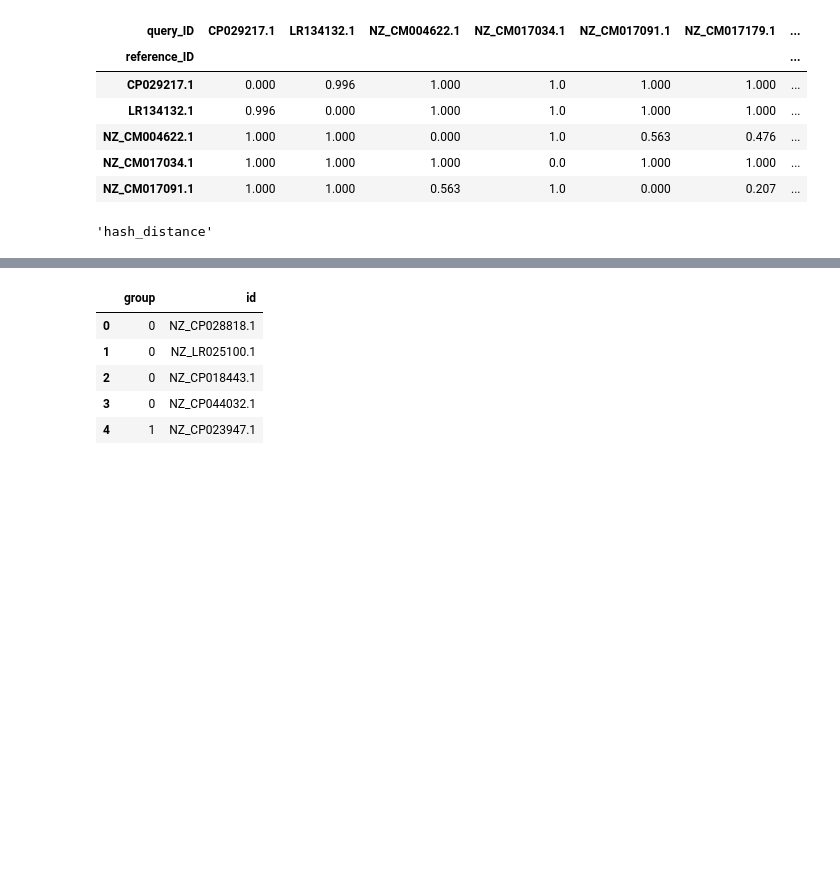
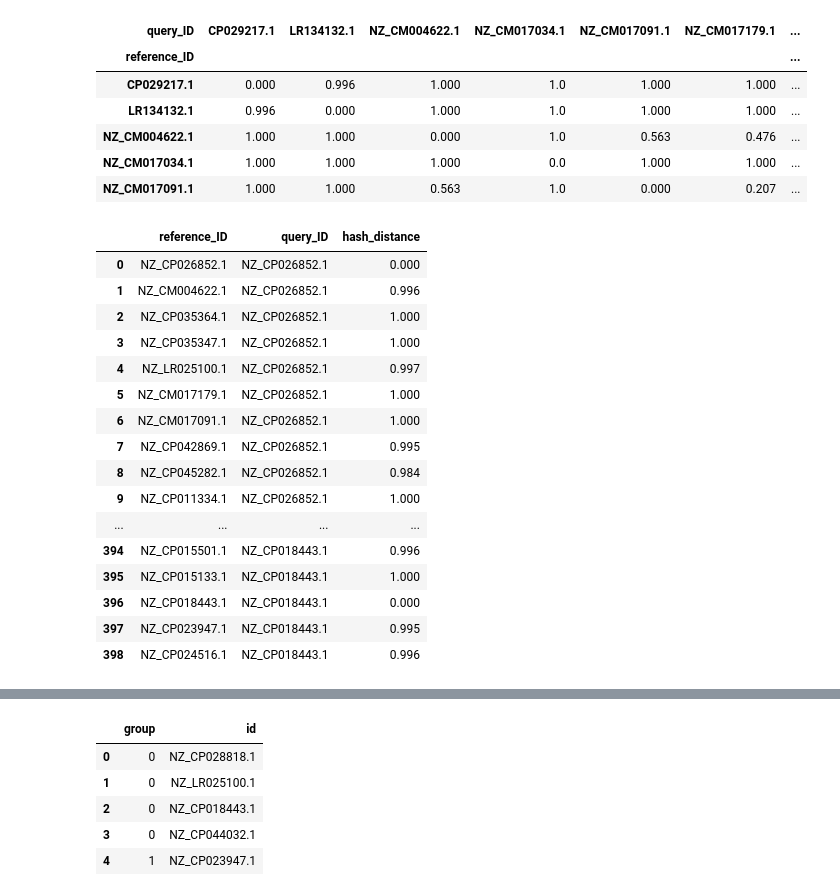
Before and after one commit to pedroscampoy/PJSC_utils, a Jupyter notebook: jupyter/mashclust-FINAL.ipynb, the cells around one changed output, grey strips where cells are left out. Saved outputs shown, nothing was run; the diff lists cells and outputs as text; code cells hidden in the pictures; blank space fills up the shorter version.

```diff
--- a/jupyter/mashclust-FINAL.ipynb
+++ b/jupyter/mashclust-FINAL.ipynb
@@ -74,6 +74,22 @@ distamce_matrix.head()
 | NZ_CM017034.1 | 1.000 | 1.000 | 1.000 | 0.0 | 1.000 | 1.000 | ... |
 | NZ_CM017091.1 | 1.000 | 1.000 | 0.563 | 1.0 | 0.000 | 0.207 | ... |
 # %%
-pairwise_distance.columns[2]
+pairwise_distance
 # %% [output]
-'hash_distance'
+|  | reference_ID | query_ID | hash_distance |
+| 0 | NZ_CP026852.1 | NZ_CP026852.1 | 0.000 |
+| 1 | NZ_CM004622.1 | NZ_CP026852.1 | 0.996 |
+| 2 | NZ_CP035364.1 | NZ_CP026852.1 | 1.000 |
+| 3 | NZ_CP035347.1 | NZ_CP026852.1 | 1.000 |
+| 4 | NZ_LR025100.1 | NZ_CP026852.1 | 0.997 |
+| 5 | NZ_CM017179.1 | NZ_CP026852.1 | 1.000 |
+| 6 | NZ_CM017091.1 | NZ_CP026852.1 | 1.000 |
+| 7 | NZ_CP042869.1 | NZ_CP026852.1 | 0.995 |
+| 8 | NZ_CP045282.1 | NZ_CP026852.1 | 0.984 |
+| 9 | NZ_CP011334.1 | NZ_CP026852.1 | 1.000 |
+| ... | ... | ... | ... |
+| 394 | NZ_CP015501.1 | NZ_CP018443.1 | 0.996 |
+| 395 | NZ_CP015133.1 | NZ_CP018443.1 | 1.000 |
+| 396 | NZ_CP018443.1 | NZ_CP018443.1 | 0.000 |
+| 397 | NZ_CP023947.1 | NZ_CP018443.1 | 0.995 |
+| 398 | NZ_CP024516.1 | NZ_CP018443.1 | 0.996 |
```
Also changed, not shown: parts of 14 cells of this notebook, 1 other file.
